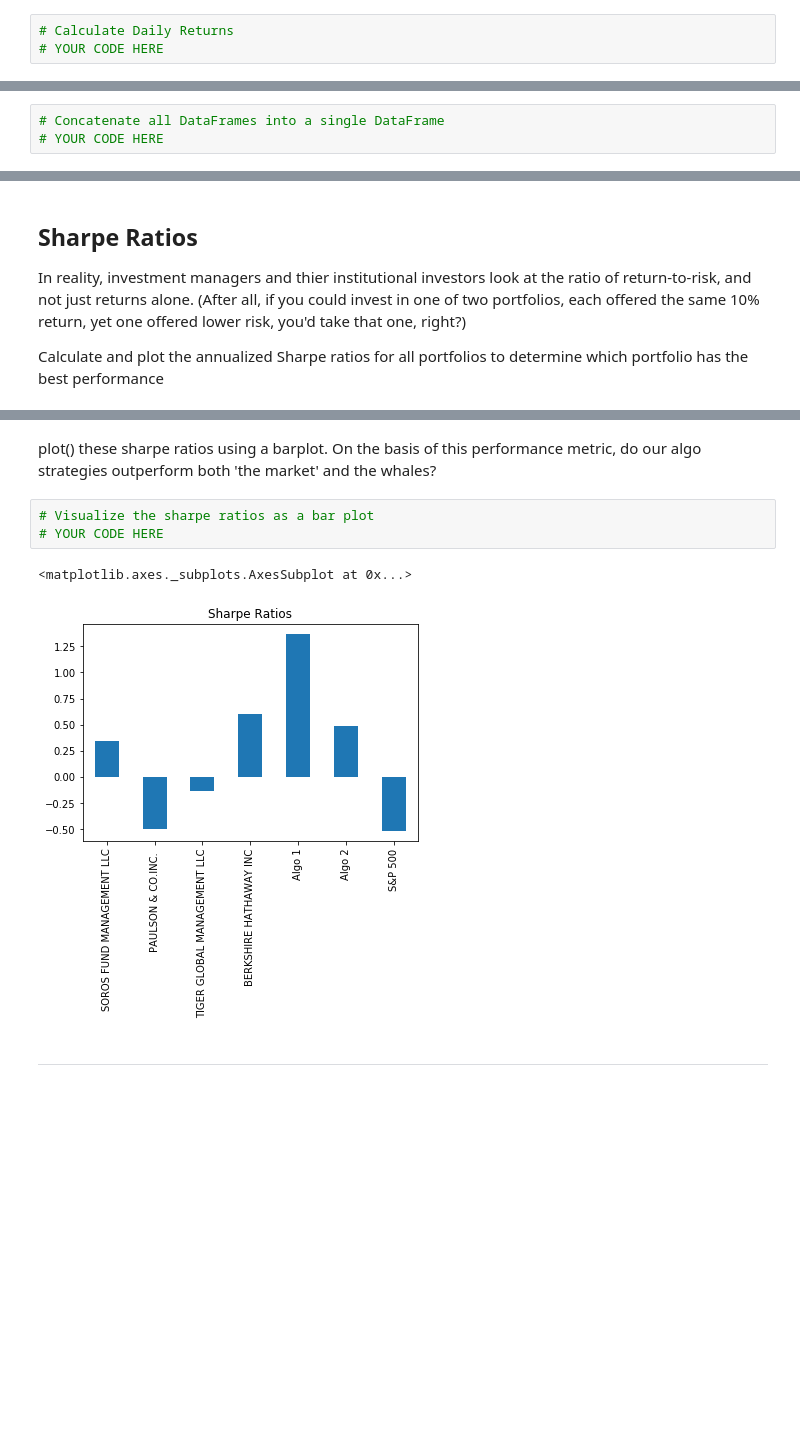
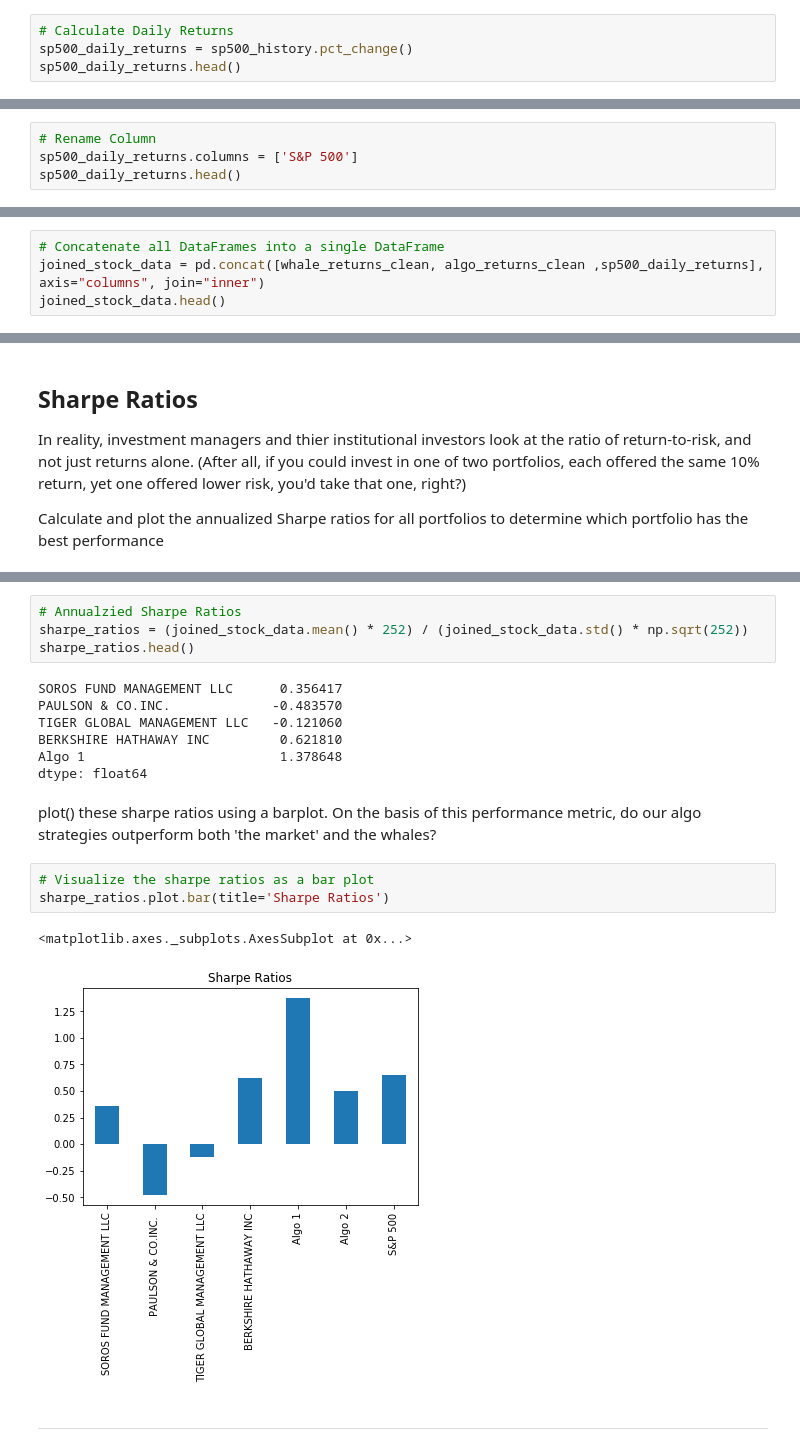
Before and after one commit to marclweimer/stockanalysis, a Jupyter notebook: whale_analysis.ipynb, the cells around one changed output, grey strips where cells are left out. Drawn from its saved outputs; the diff is of its cells as text; blank space fills up the shorter version.

```diff
--- a/whale_analysis.ipynb
+++ b/whale_analysis.ipynb
@@ -133,7 +134,8 @@ dtypes: float64(1)
 memory usage: 25.8 KB
 # %%
 # Calculate Daily Returns
-# YOUR CODE HERE
+sp500_daily_returns = sp500_history.pct_change()
+sp500_daily_returns.head()
 # %% [output]
 |  | Close |
 | Date |  |
@@ -166,0 +158,4 @@ memory usage: 25.8 KB
+# %%
+# Rename Column
+sp500_daily_returns.columns = ['S&P 500']
+sp500_daily_returns.head()
@@ -168,7 +171,8 @@ memory usage: 25.8 KB
 ## Combine Whale, Algorithmic, and S&P 500 Returns
 # %%
 # Concatenate all DataFrames into a single DataFrame
-# YOUR CODE HERE
+joined_stock_data = pd.concat([whale_returns_clean, algo_returns_clean ,sp500_daily_returns], axis="columns", join="inner")
+joined_stock_data.head()
 # %% [output]
 |  | SOROS FUND MANAGEMENT LLC | PAULSON & CO.INC. | TIGER GLOBAL MANAGEMENT LLC | BERKSHIRE HATHAWAY INC | Algo 1 | Algo 2 | ... |
 | Date |  |  |  |  |  |  | ... |
@@ -375,12 +388,23 @@ dtype: float64
+# %%
+# Annualzied Sharpe Ratios
+sharpe_ratios = (joined_stock_data.mean() * 252) / (joined_stock_data.std() * np.sqrt(252))
+sharpe_ratios.head()
+# %% [output]
+SOROS FUND MANAGEMENT LLC      0.356417
+PAULSON & CO.INC.             -0.483570
+TIGER GLOBAL MANAGEMENT LLC   -0.121060
+BERKSHIRE HATHAWAY INC         0.621810
+Algo 1                         1.378648
+dtype: float64
 # %% [markdown]
  plot() these sharpe ratios using a barplot.
  On the basis of this performance metric, do our algo strategies outperform both 'the market' and the whales?
 # %%
 # Visualize the sharpe ratios as a bar plot
-# YOUR CODE HERE
+sharpe_ratios.plot.bar(title='Sharpe Ratios')
 # %% [output]
 <matplotlib.axes._subplots.AxesSubplot at 0x...>
-[figure, old version]
+[figure, new version]
 # %% [markdown]
 ---
 # %% [markdown]
```
Also changed, not shown: parts of 50 cells of this notebook.
